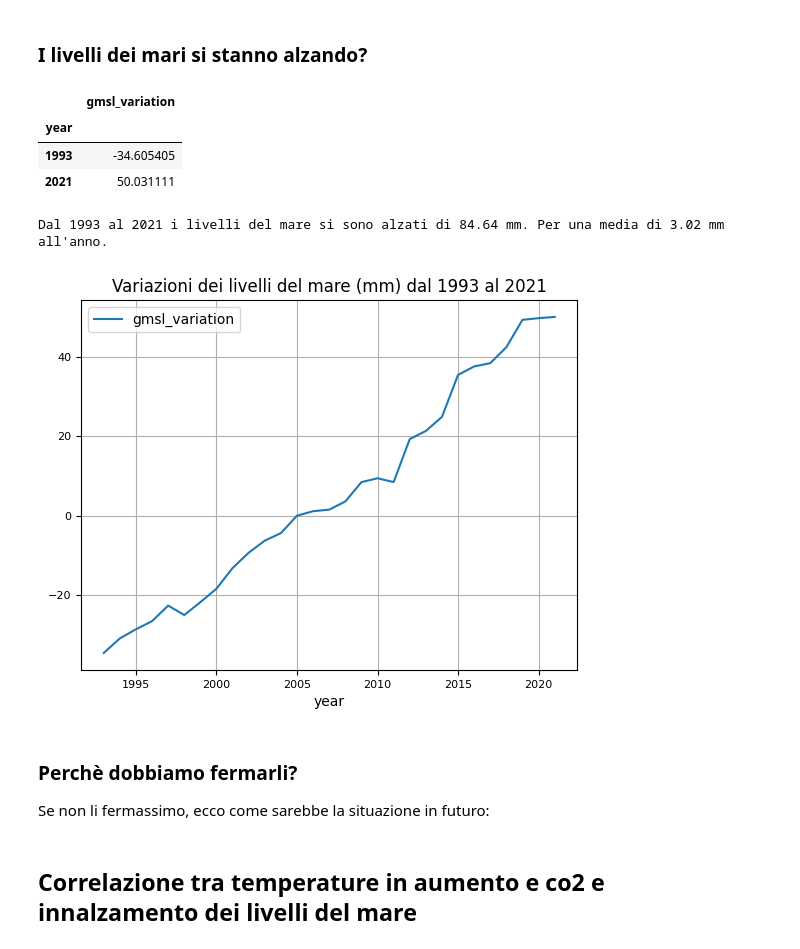
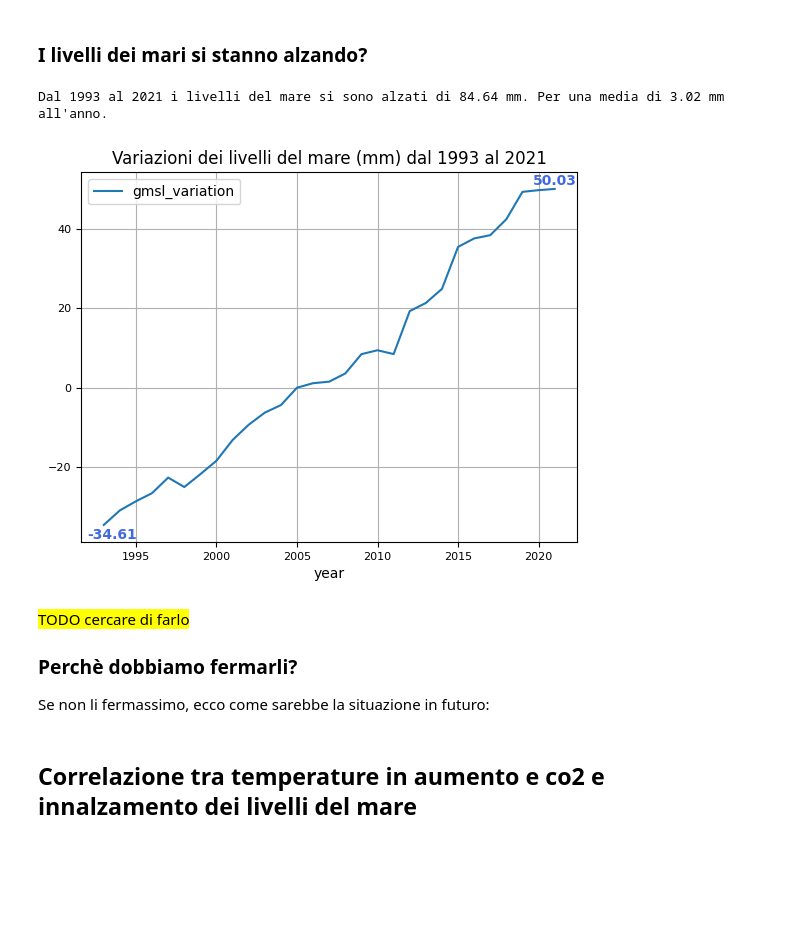
Before and after one commit to ElenaCurti/big-data, a Jupyter notebook: Attivita_03_DataAnalytics/file.ipynb, the cells around one changed output. Saved outputs shown, nothing was run; the diff lists cells and outputs as text; code cells hidden in the pictures; blank space fills up the shorter version.

```diff
--- a/Attivita_03_DataAnalytics/file.ipynb
+++ b/Attivita_03_DataAnalytics/file.ipynb
@@ -468,28 +453,29 @@ Forse: in quali contienti ci sono piu stazioni nell'ultimo anno?
 # %% [markdown]
 ### I livelli dei mari si stanno alzando?
 # %%
-# Stampo le variazioni del primo e dell'ultimo anno
+# Salvo le variazioni del primo e dell'ultimo anno
 df_sea_to_print = df_sea.iloc[[0, -1]]
 min_year, max_year = df_sea_to_print.index.min(), df_sea_to_print.index.max()
-display(df_sea_to_print)
+min_value, max_value = df_sea_to_print.loc[min_year:max_year, "gmsl_variation"]
+min_value = round(min_value, 2)
+max_value = round(max_value, 2)
 
 # Disegno il grafico
 titolo = "Variazioni dei livelli del mare (mm) dal "+ str(min_year) + " al " + str(max_year)
 df_sea.plot(fontsize=8, title=titolo)
 plt.grid(True)
+plt.text(min_year-1, min_value-3.5, min_value, fontweight="bold", fontsize="medium", color='royalblue')
+plt.text(max_year, max_value+1,max_value, fontweight="bold",  ha = 'center', fontsize="medium", color='royalblue')
 
 # Stampo la differenza
 differenza_totale = df_sea_to_print.diff().dropna()['gmsl_variation'].item()
 media = differenza_totale / (max_year-min_year)
 print("Dal",min_year ,"al", max_year, "i livelli del mare si sono alzati di", f"{differenza_totale:.2f}","mm. Per una media di", f"{media:.2f}", "mm all'anno.")
 # %% [output]
-|  | gmsl_variation |
-| year |  |
-| 1993 | -34.605405 |
-| 2021 | 50.031111 |
 Dal 1993 al 2021 i livelli del mare si sono alzati di 84.64 mm. Per una media di 3.02 mm all'anno.
-[figure, old version]
+[figure, new version]
 # %% [markdown]
+<mark> TODO cercare di farlo
 ### Perchè dobbiamo fermarli?
 Se non li fermassimo, ecco come sarebbe la situazione in futuro:
 # %% [markdown]
```
Also changed, not shown: parts of 6 cells of this notebook.
